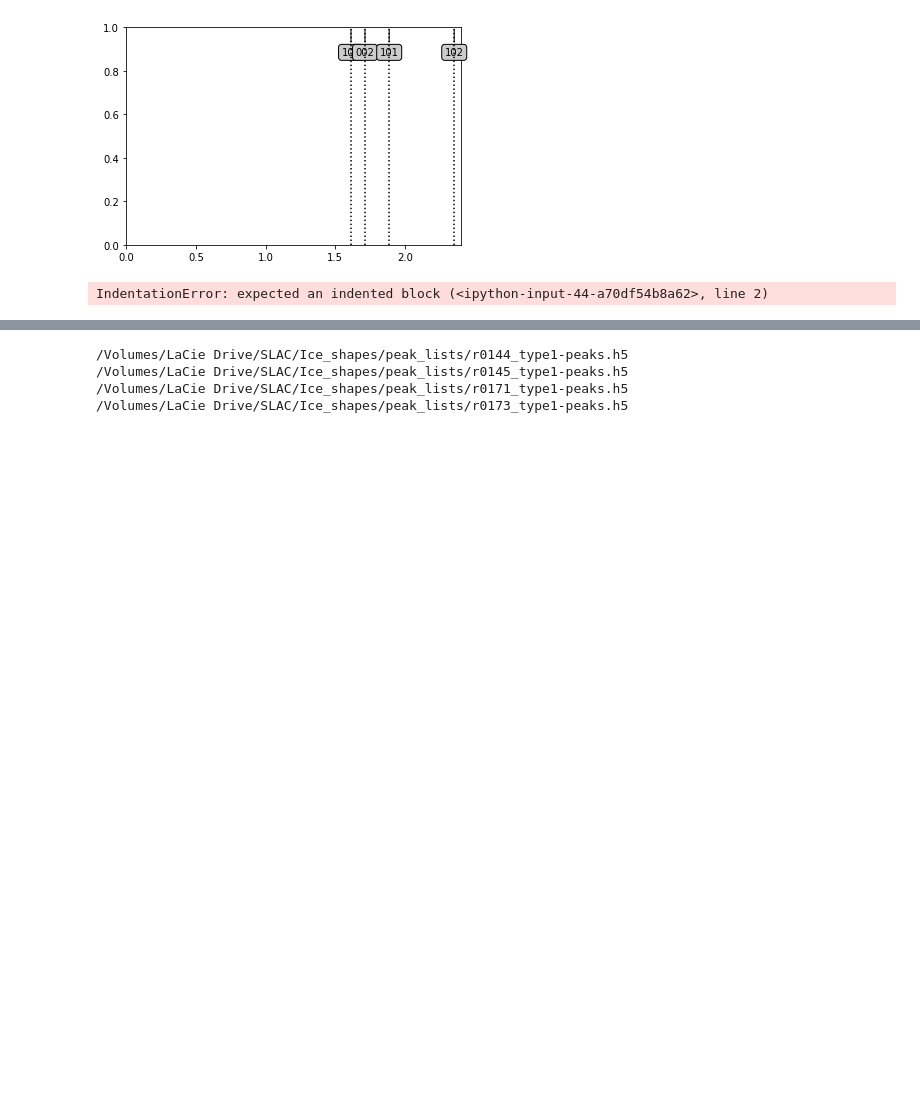
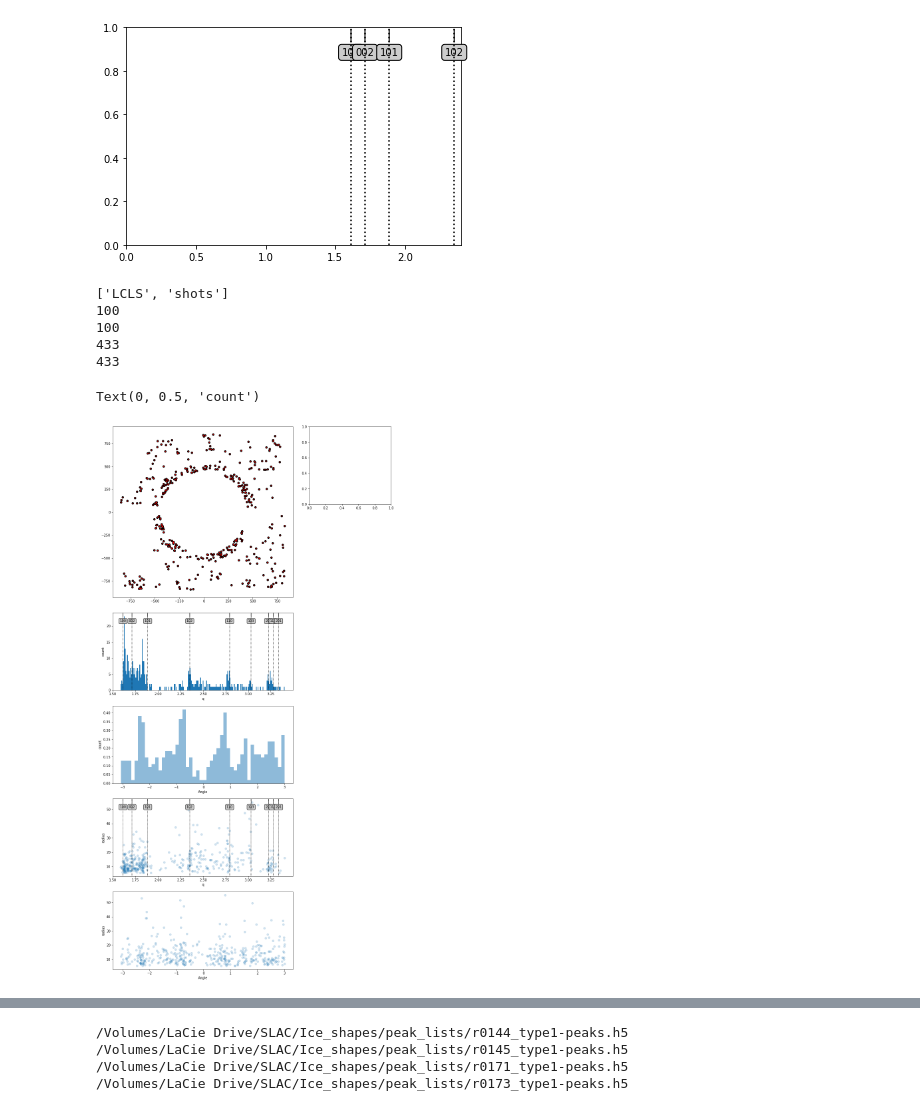
Before and after one commit to Sellberg-lab/Bragg-CDI-ice-analysis, a Jupyter notebook: examples/Analysis_Olof.ipynb, the cells around one changed output, grey strips where cells are left out. Drawn from its saved outputs; the diff is of its cells as text; code cells hidden in the pictures; blank space fills up the shorter version.

```diff
--- a/examples/Analysis_Olof.ipynb
+++ b/examples/Analysis_Olof.ipynb
@@ -366,8 +383,8 @@ ax.set_xlim(left=0)
 (0.0, 2.4)
 [figure]
 # %%
-# Data from Niloo 6 Nov
-f = h5py.File('data_for_examples/r0144_type1-peaks_201106.h5', 'r')
+# Data from Jonas 20 Oct
+f = h5py.File('data_for_examples/r0144_type1-peaks.h5', 'r')
 print(list(f.keys()))
 
 list_of_shots = [x for x in f['shots'].keys()]
@@ -478,31 +495,37 @@ print(np.size(theta_arr))
 
 
 axd["polar_radius"].scatter(theta_arr, radii, alpha=0.2)
 axd["polar_radius"].set_xlabel("Angle")
 axd["polar_radius"].set_ylabel("radius")
 
 a,b,c = axd["angle"].hist(theta_arr, alpha=0.5,bins=48,density=True)
 
 #axd["angle"].xaxis.set_major_formatter(ticker.FormatStrFormatter('%g $\pi$'))
 #axd["angle"].xaxis.set_major_formatter(ticker.StrMethodFormatter('{x} $\pi$'))
 #axd["angle"].xaxis.set_major_locator(ticker.MultipleLocator(base=np.pi))
 
 axd["angle"].set_xlabel("Angle")
 axd["angle"].set_ylabel("count")
 
 
 
 
 #axd["polar_radius"].set_xlim(left=1.5)
 
 # f.close()
 
 # list_of_shots[0].value()
 
 # center_of_mass=f['shots']['LCLS_2011_Feb28_r0144_162942_d41_cspad-angavg.h5']['peakCenterOfMassInPixels']
 # peakRadiiInPixels=f['shots']['LCLS_2011_Feb28_r0144_162942_d41_cspad-angavg.h5']['peakCenterOfMassInPixels']
 
 
 # plt.scatter(center_of_mass[:,0],center_of_mass[:,1],s=peakRadiiInPixels[:,1])
 # %% [output]
-IndentationError: expected an indented block (<ipython-input-44-a70df54b8a62>, line 2)
+['LCLS', 'shots']
+100
+100
+433
+433
+Text(0, 0.5, 'count')
+[figure, added]
```
Also changed, not shown: parts of 14 cells of this notebook, 1 other file.
